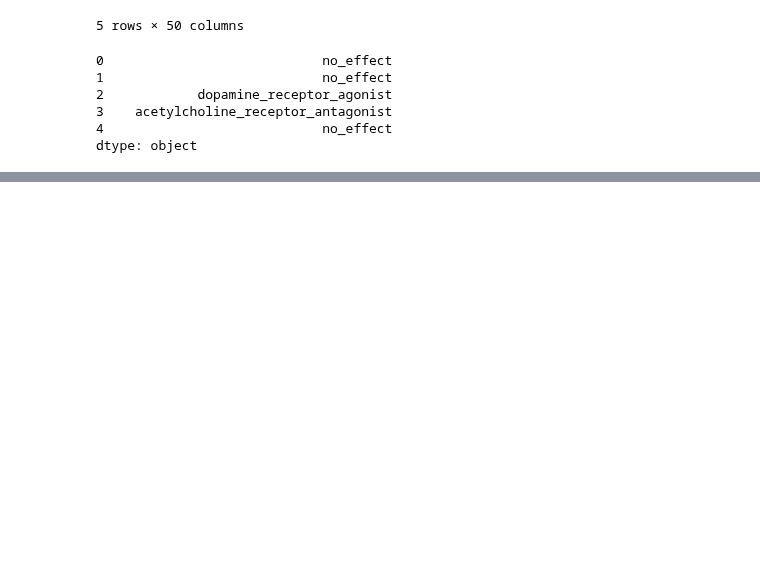
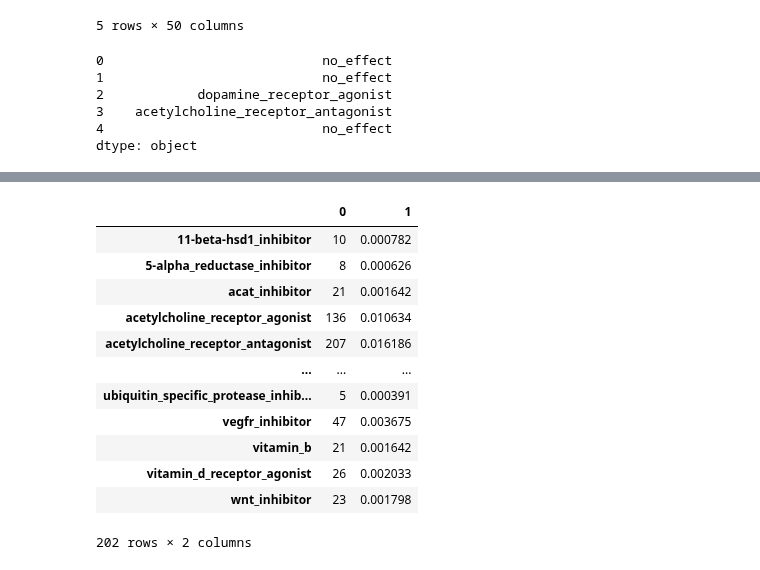
Before and after one commit to Yongliang-Shi/Mechanism-of-Action-Prediction, a Jupyter notebook: feature_engineering2.ipynb, the cells around one changed output, grey strips where cells are left out. Drawn from its saved outputs; the diff is of its cells as text; code cells hidden in the pictures; blank space fills up the shorter version.

```diff
--- a/feature_engineering2.ipynb
+++ b/feature_engineering2.ipynb
@@ -302,3 +290,23 @@ Length: 202, dtype: int64
+# %%
+# Compute the count for each label
+# Count the labels in single_label
+
+pd.concat([single_label.value_counts(),
+           single_label.value_counts(normalize=True)], axis=1).sort_index()
+# %% [output]
+|  | 0 | 1 |
+| 11-beta-hsd1_inhibitor | 10 | 0.000782 |
+| 5-alpha_reductase_inhibitor | 8 | 0.000626 |
+| acat_inhibitor | 21 | 0.001642 |
+| acetylcholine_receptor_agonist | 136 | 0.010634 |
+| acetylcholine_receptor_antagonist | 207 | 0.016186 |
+| ... | ... | ... |
+| ubiquitin_specific_protease_inhib... | 5 | 0.000391 |
+| vegfr_inhibitor | 47 | 0.003675 |
+| vitamin_b | 21 | 0.001642 |
+| vitamin_d_receptor_agonist | 26 | 0.002033 |
+| wnt_inhibitor | 23 | 0.001798 |
+202 rows × 2 columns
 # %% [markdown]
 **Takeaways**
 - After removing the observations with more than 1 labels, the unbalanced datasets have been successfully resampled by RandomOverSampler.
```
Also changed, not shown: parts of 7 cells of this notebook.
